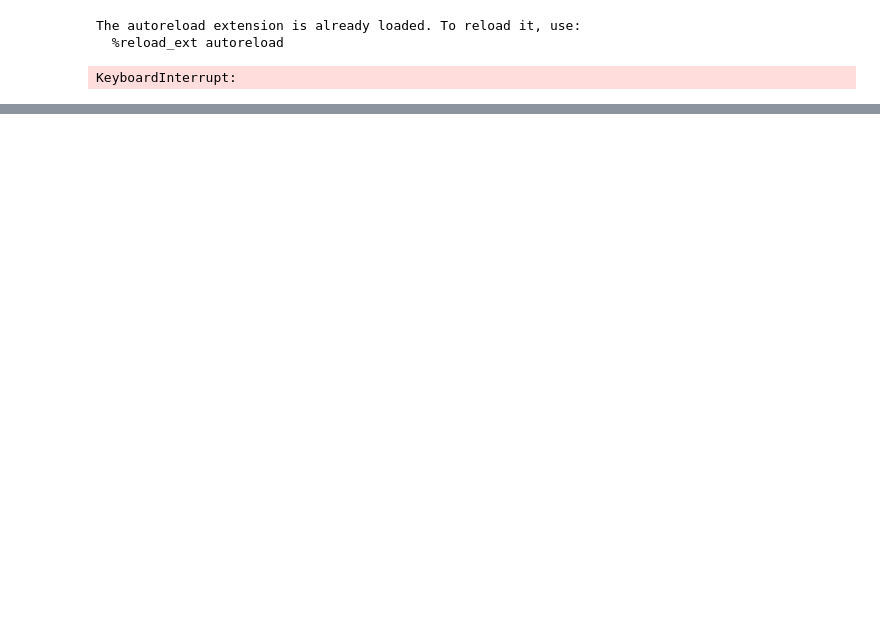
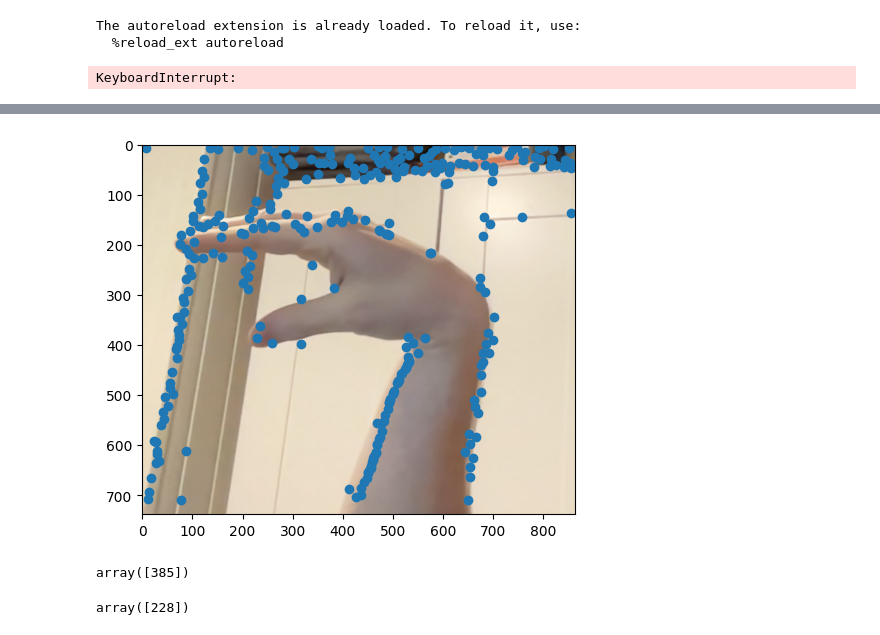
Before and after one commit to eirivarn/ComputerVisionInverseKinematics, a Jupyter notebook: testingNotebook.ipynb, the cells around one changed output, grey strips where cells are left out. Cells and saved outputs as stored; diff of their text form; code cells hidden in the pictures; blank space fills up the shorter version.

```diff
--- a/testingNotebook.ipynb
+++ b/testingNotebook.ipynb
@@ -50,0 +77,16 @@ KeyboardInterrupt:
+# %%
+y_cords, x_cords = extract_local_maxima(response, 0.0006)
+
+plt.imshow(hand_image)
+plt.scatter(x_cords, y_cords)
+plt.show()
+# %% [output]
+[figure, added]
+# %%
+y_cords[204:205]
+# %% [output]
+array([385])
+# %%
+x_cords[204:205]
+# %% [output]
+array([228])
```
Also changed, not shown: parts of 5 cells of this notebook, 3 other files.
